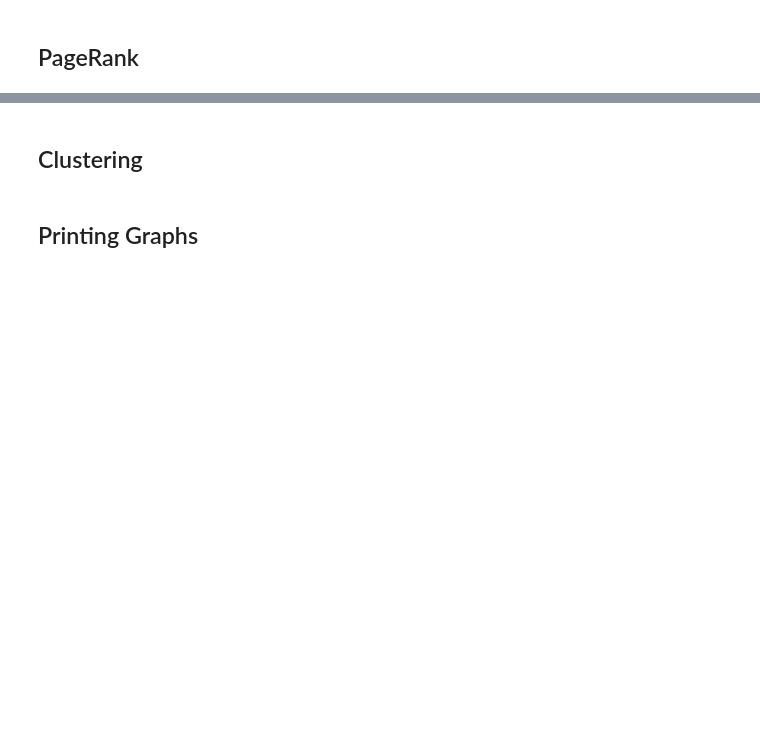
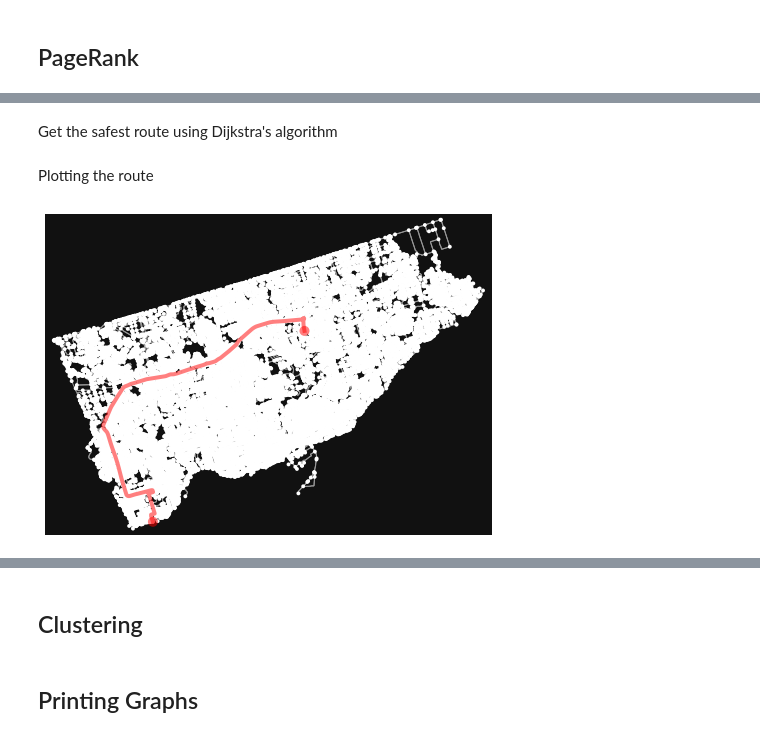
Before and after one commit to Inder-Dhillon/Toronto-Accidents-As-A-Network, a Jupyter notebook: Project_Notebook.ipynb, the cells around one changed output, grey strips where cells are left out. Cells and saved outputs as stored; diff of their text form; code cells hidden in the pictures; blank space fills up the shorter version.

```diff
--- a/Project_Notebook.ipynb
+++ b/Project_Notebook.ipynb
@@ -328,0 +292,31 @@ top_50_nodes = list(top_50.index.values)
+# %%
+# add speed on all edges missing data
+G = ox.add_edge_speeds(G)
+# calculate travel time (seconds) for all edges
+G = ox.add_edge_travel_times(G)
+# %% [markdown]
+Get the safest route using Dijkstra's algorithm
+# %%
+def get_route_by_risk(origin, destination):
+  return nx.shortest_path(G, source=origin, target = destination, weight = 'w', method='dijkstra')
+
+def get_route_by_length(origin, destination):
+  return nx.shortest_path(G, source=origin, target = destination, weight = 'length', method='dijkstra')
+
+def get_route_by_time(origin, destination):
+  return nx.shortest_path(G, source=origin, target = destination, weight = 'travel_time', method='dijkstra')
+# %% [markdown]
+Plotting the route
+# %%
+def plot_route(route):
+  ox.plot_graph_route(G, route=route)
+# %%
+orig = list(G)[1]
+dest = list(G)[-1]
+route_time = get_route_by_time(orig, dest)
+route_distance = get_route_by_length(orig, dest)
+route_risk = get_route_by_risk(orig, dest)
+# %%
+plot_route(route_time)
+# %% [output]
+[figure, added]
```
Also changed, not shown: parts of 11 cells of this notebook.
